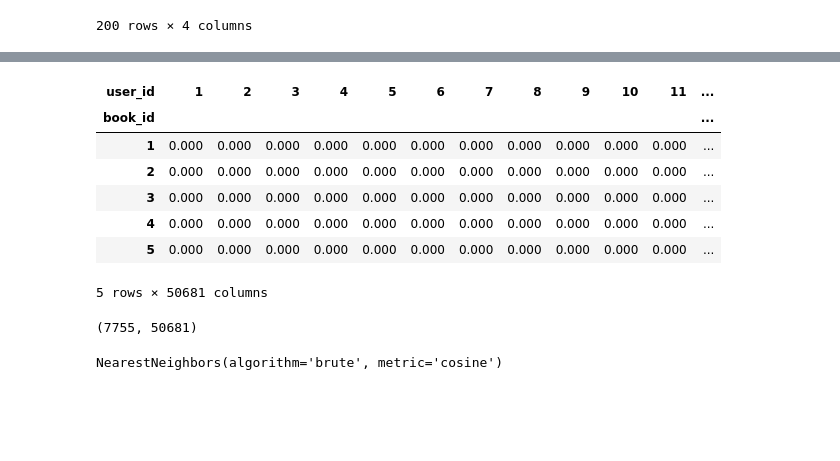
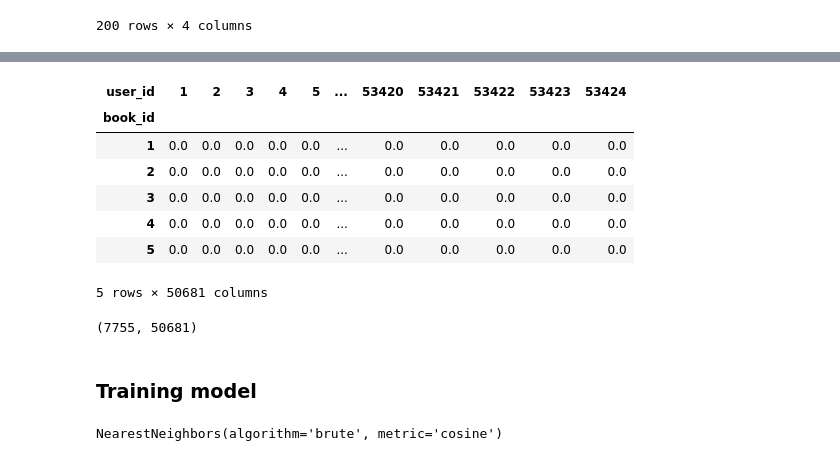
Before and after one commit to ChetanNain/CMPE-255, a Jupyter notebook: model/Collaborative/Collaborative_Filtering_vamsidhar.ipynb, the cells around one changed output, grey strips where cells are left out. Cells and saved outputs as stored; diff of their text form; code cells hidden in the pictures; blank space fills up the shorter version.

Commit message:
updated_Collaborative_Filtering_vamsidhar

```diff
--- a/model/Collaborative/Collaborative_Filtering_vamsidhar.ipynb
+++ b/model/Collaborative/Collaborative_Filtering_vamsidhar.ipynb
@@ -33,2 +45,2 @@ FileNotFoundError: [Errno 2] No such file or directory: '/Users/vamsidharreddy/C
 # %%
-pd.set_option('display.max_columns', None)
+ #pd.set_option('display.max_columns', 10)
@@ -89,7 +100,7 @@ vamsidhar_books.drop_duplicates(subset='original_title', keep='first', inplace=T
 # %% [markdown]
 ###  Using KNN
 # %%
-vamsidhar_merged_df = pd.merge(books, ratings, how='left', left_on=['id'], right_on=['book_id'])
+vamsidhar_merged_df = pd.merge(vamsidhar_books, vamsidhar_ratings, how='left', left_on=['id'], right_on=['book_id'])
 vamsidhar_df = vamsidhar_merged_df[['id','original_title', 'user_id', 'rating']]
 
 vamsidhar_df = vamsidhar_df.rename(columns = {'id':'book_id'})
@@ -123,16 +134,16 @@ vamsidhar_df.describe()
 # %%
-vamsidhar_ratings = df.pivot_table(index='book_id',columns='user_id',values='rating').fillna(0)
+vamsidhar_ratings = vamsidhar_df.pivot_table(index='book_id',columns='user_id',values='rating').fillna(0)
 
-pd.set_option('display.max_columns', 100)
+#pd.set_option('display.max_columns', 100)
 vamsidhar_ratings.head()
 # %% [output]
-| user_id | 1 | 2 | 3 | 4 | 5 | 6 | 7 | 8 | 9 | 10 | 11 | ... |
-| book_id |  |  |  |  |  |  |  |  |  |  |  | ... |
-| 1 | 0.000 | 0.000 | 0.000 | 0.000 | 0.000 | 0.000 | 0.000 | 0.000 | 0.000 | 0.000 | 0.000 | ... |
-| 2 | 0.000 | 0.000 | 0.000 | 0.000 | 0.000 | 0.000 | 0.000 | 0.000 | 0.000 | 0.000 | 0.000 | ... |
-| 3 | 0.000 | 0.000 | 0.000 | 0.000 | 0.000 | 0.000 | 0.000 | 0.000 | 0.000 | 0.000 | 0.000 | ... |
-| 4 | 0.000 | 0.000 | 0.000 | 0.000 | 0.000 | 0.000 | 0.000 | 0.000 | 0.000 | 0.000 | 0.000 | ... |
-| 5 | 0.000 | 0.000 | 0.000 | 0.000 | 0.000 | 0.000 | 0.000 | 0.000 | 0.000 | 0.000 | 0.000 | ... |
+| user_id | 1 | 2 | 3 | 4 | 5 | ... | 53420 | 53421 | 53422 | 53423 | 53424 |
+| book_id |  |  |  |  |  |  |  |  |  |  |  |
+| 1 | 0.0 | 0.0 | 0.0 | 0.0 | 0.0 | ... | 0.0 | 0.0 | 0.0 | 0.0 | 0.0 |
+| 2 | 0.0 | 0.0 | 0.0 | 0.0 | 0.0 | ... | 0.0 | 0.0 | 0.0 | 0.0 | 0.0 |
+| 3 | 0.0 | 0.0 | 0.0 | 0.0 | 0.0 | ... | 0.0 | 0.0 | 0.0 | 0.0 | 0.0 |
+| 4 | 0.0 | 0.0 | 0.0 | 0.0 | 0.0 | ... | 0.0 | 0.0 | 0.0 | 0.0 | 0.0 |
+| 5 | 0.0 | 0.0 | 0.0 | 0.0 | 0.0 | ... | 0.0 | 0.0 | 0.0 | 0.0 | 0.0 |
 5 rows × 50681 columns
 # %%
 vamsidhar_ratings.shape
@@ -143,2 +154,4 @@ vamsidhar_ratings_matrix = csr_matrix(ratings_df.values)
+# %% [markdown]
+### Training model
 # %%
 vamsidhar_model_knn = NearestNeighbors(metric='cosine', algorithm = 'brute')
```
Also changed, not shown: parts of 20 cells of this notebook, 6 other files.
